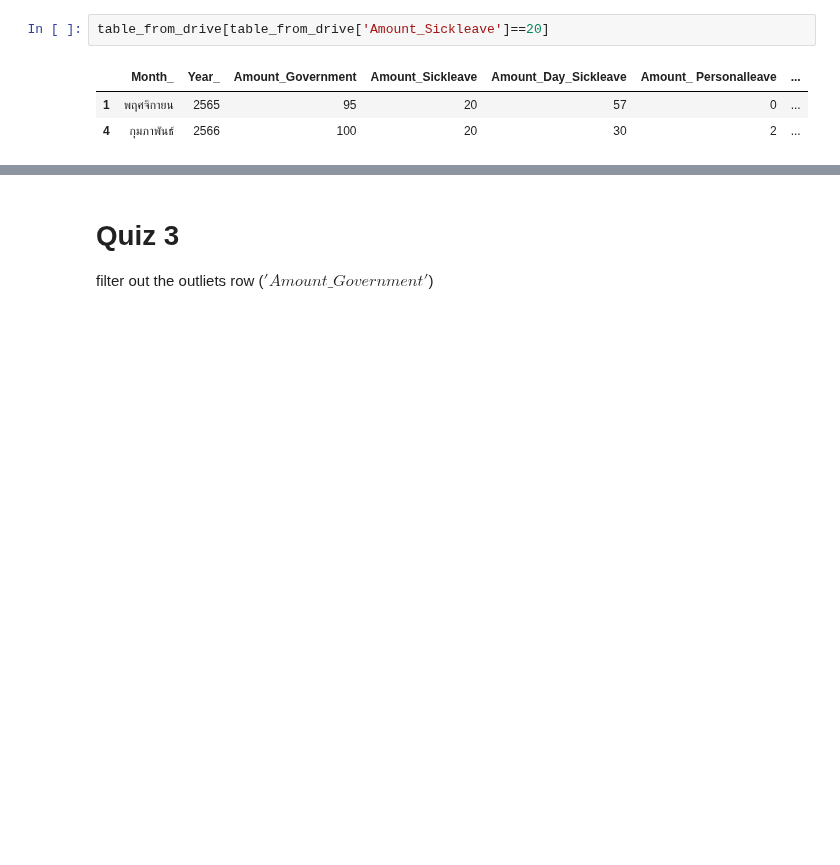
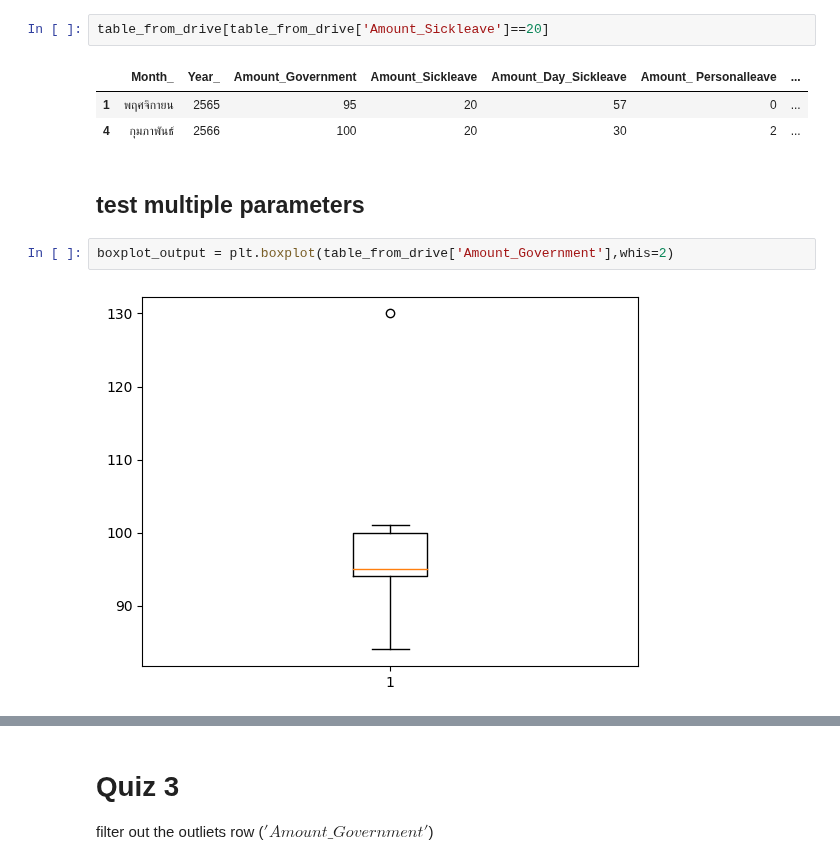
Before and after one commit to Jaomiew/DPDM2023, a Jupyter notebook: Data102(Chapter2).ipynb, the cells around one changed output, grey strips where cells are left out. Saved outputs shown, nothing was run; the diff lists cells and outputs as text; blank space fills up the shorter version.

```diff
--- a/Data102(Chapter2).ipynb
+++ b/Data102(Chapter2).ipynb
@@ -288,3 +288,9 @@ table_from_drive[table_from_drive['Amount_Sickleave']==20]
 |  | Month_ | Year_ | Amount_Government | Amount_Sickleave | Amount_Day_Sickleave | Amount_ Personalleave | ... |
 | 1 | พฤศจิกายน | 2565 | 95 | 20 | 57 | 0 | ... |
 | 4 | กุมภาพันธ์ | 2566 | 100 | 20 | 30 | 2 | ... |
+# %% [markdown]
+## test multiple parameters
+# %%
+boxplot_output = plt.boxplot(table_from_drive['Amount_Government'],whis=2)
+# %% [output]
+[figure, added]
```
Also changed, not shown: parts of 20 cells of this notebook.
